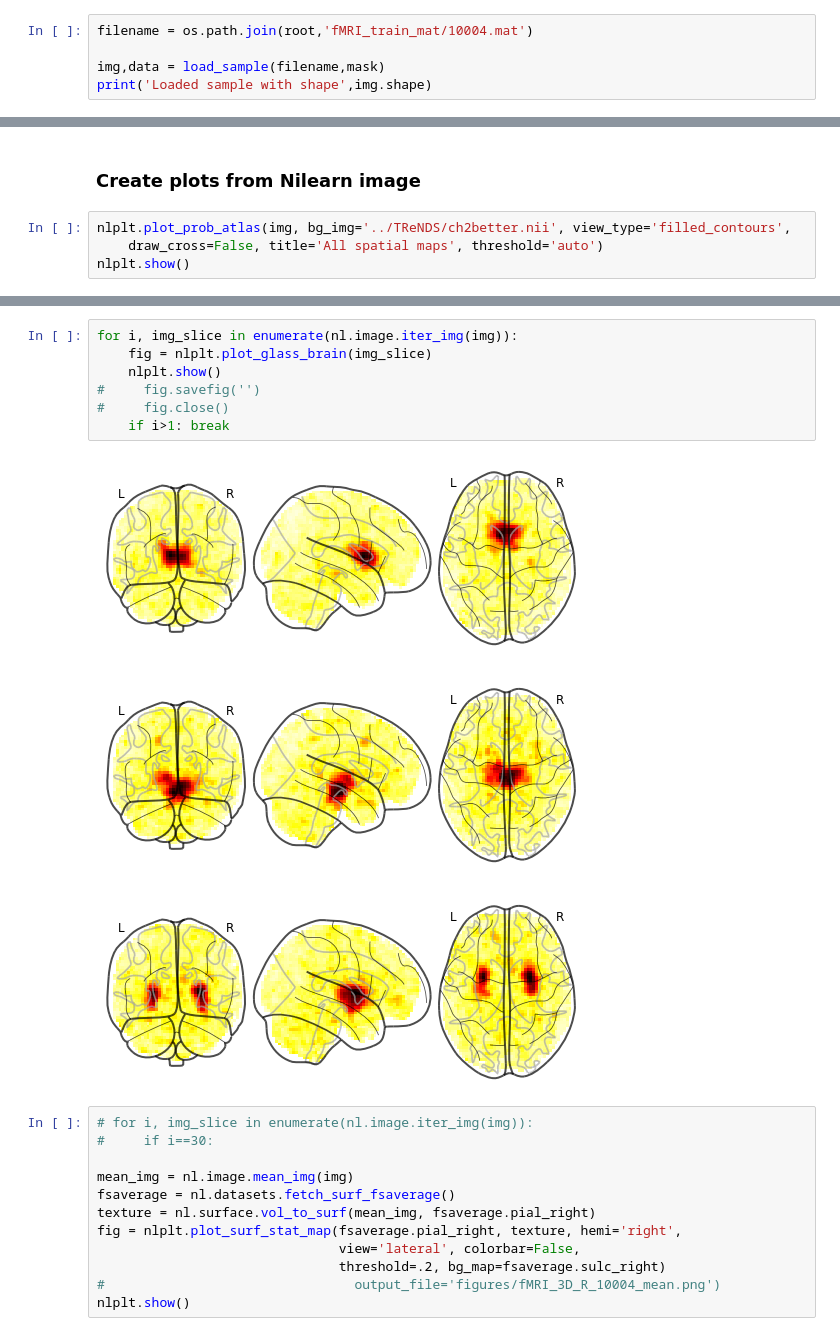
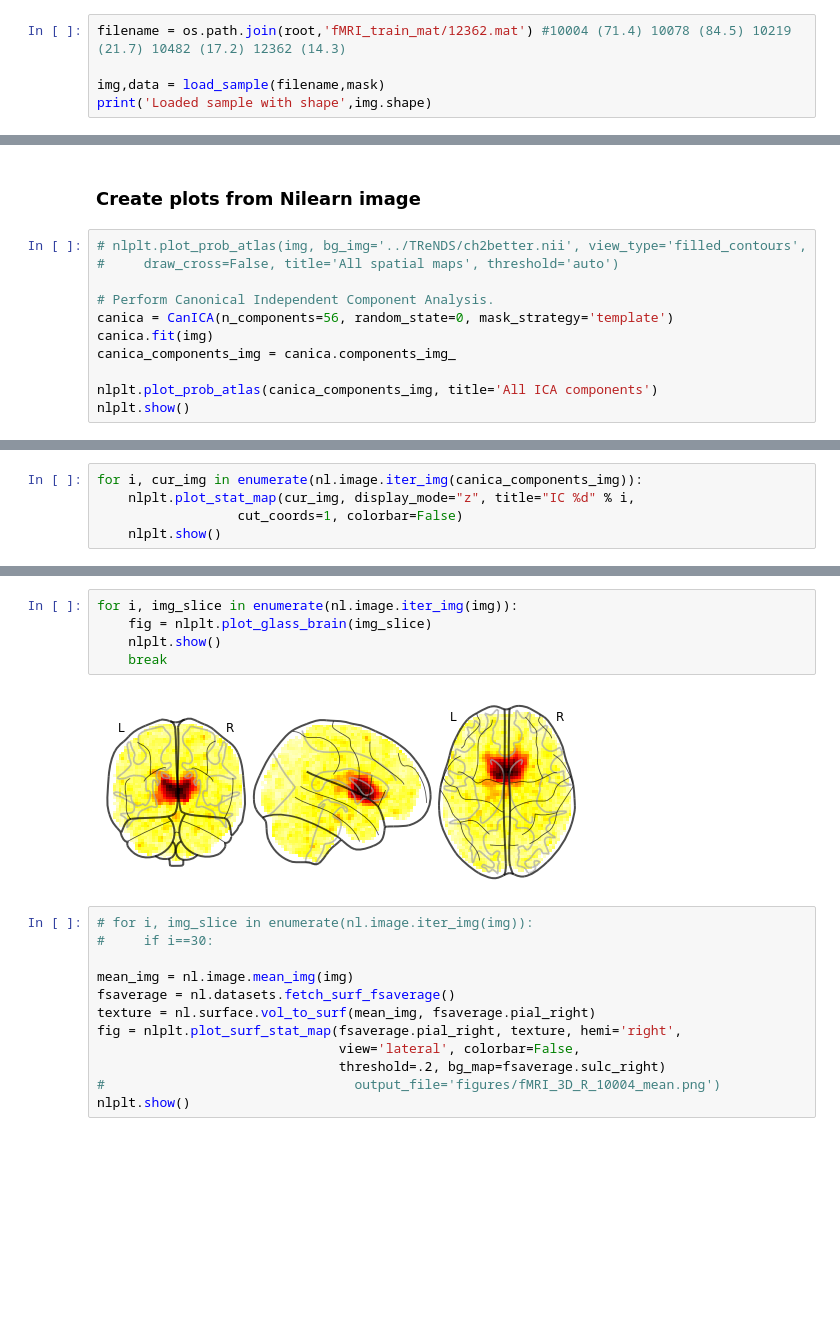
Before and after one commit to Beerend/TReNDS, a Jupyter notebook: notebooks/read_fMRI_image.ipynb, the cells around one changed output, grey strips where cells are left out. Cells and saved outputs as stored; diff of their text form; blank space fills up the shorter version.

```diff
--- a/notebooks/read_fMRI_image.ipynb
+++ b/notebooks/read_fMRI_image.ipynb
@@ -18,7 +20,7 @@ def load_sample(filename,mask):
     img = nl.image.new_img_like(mask, data, affine=mask.affine, copy_header=True)
     return img,data
 # %%
-filename = os.path.join(root,'fMRI_train_mat/10004.mat')
+filename = os.path.join(root,'fMRI_train_mat/12362.mat') #10004 (71.4) 10078 (84.5) 10219 (21.7) 10482 (17.2) 12362 (14.3)
 
 img,data = load_sample(filename,mask)
 print('Loaded sample with shape',img.shape)
@@ -27,7 +29,14 @@ Loaded sample with shape (53, 63, 52, 53)
 # %% [markdown]
 <h3>Create plots from Nilearn image</h3>
 # %%
-nlplt.plot_prob_atlas(img, bg_img='../TReNDS/ch2better.nii', view_type='filled_contours',
-    draw_cross=False, title='All spatial maps', threshold='auto')
+# nlplt.plot_prob_atlas(img, bg_img='../TReNDS/ch2better.nii', view_type='filled_contours',
+#     draw_cross=False, title='All spatial maps', threshold='auto')
+
+# Perform Canonical Independent Component Analysis.
+canica = CanICA(n_components=56, random_state=0, mask_strategy='template')
+canica.fit(img)
+canica_components_img = canica.components_img_
+
+nlplt.plot_prob_atlas(canica_components_img, title='All ICA components')
 nlplt.show()
 # %% [output]
@@ -34,0 +44,5 @@ nlplt.show()
+# %%
+for i, cur_img in enumerate(nl.image.iter_img(canica_components_img)):
+    nlplt.plot_stat_map(cur_img, display_mode="z", title="IC %d" % i,
+                  cut_coords=1, colorbar=False)
+    nlplt.show()
@@ -35,14 +63,10 @@ nlplt.show()
 # %%
 for i, img_slice in enumerate(nl.image.iter_img(img)):
     fig = nlplt.plot_glass_brain(img_slice)
     nlplt.show()
-#     fig.savefig('')
-#     fig.close()
-    if i>1: break
+    break
 # %% [output]
-[figure, old version]
+[figure, new version]
-[figure, removed]
-[figure, removed]
 # %%
 # for i, img_slice in enumerate(nl.image.iter_img(img)):
 #     if i==30:
```
Also changed, not shown: parts of 6 cells of this notebook, 4 other files.
